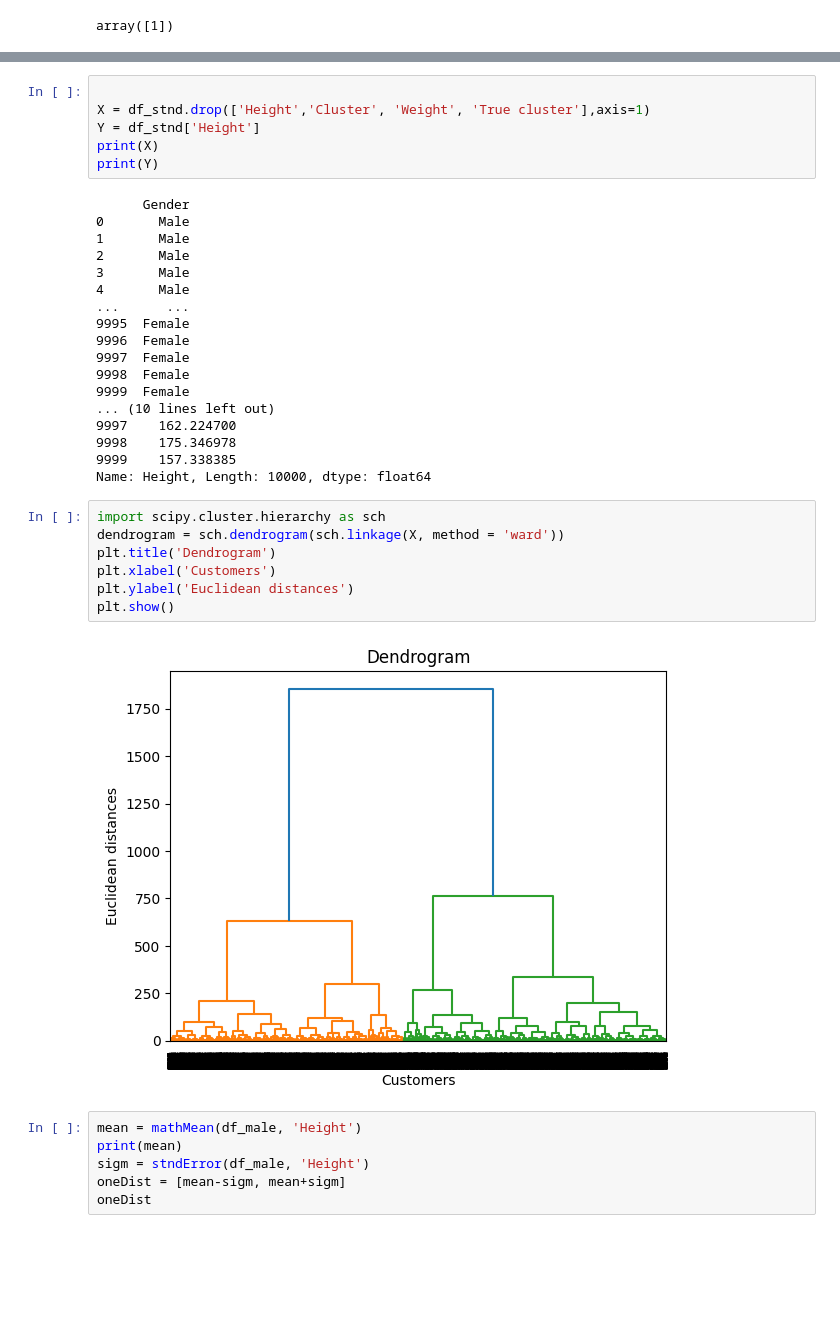
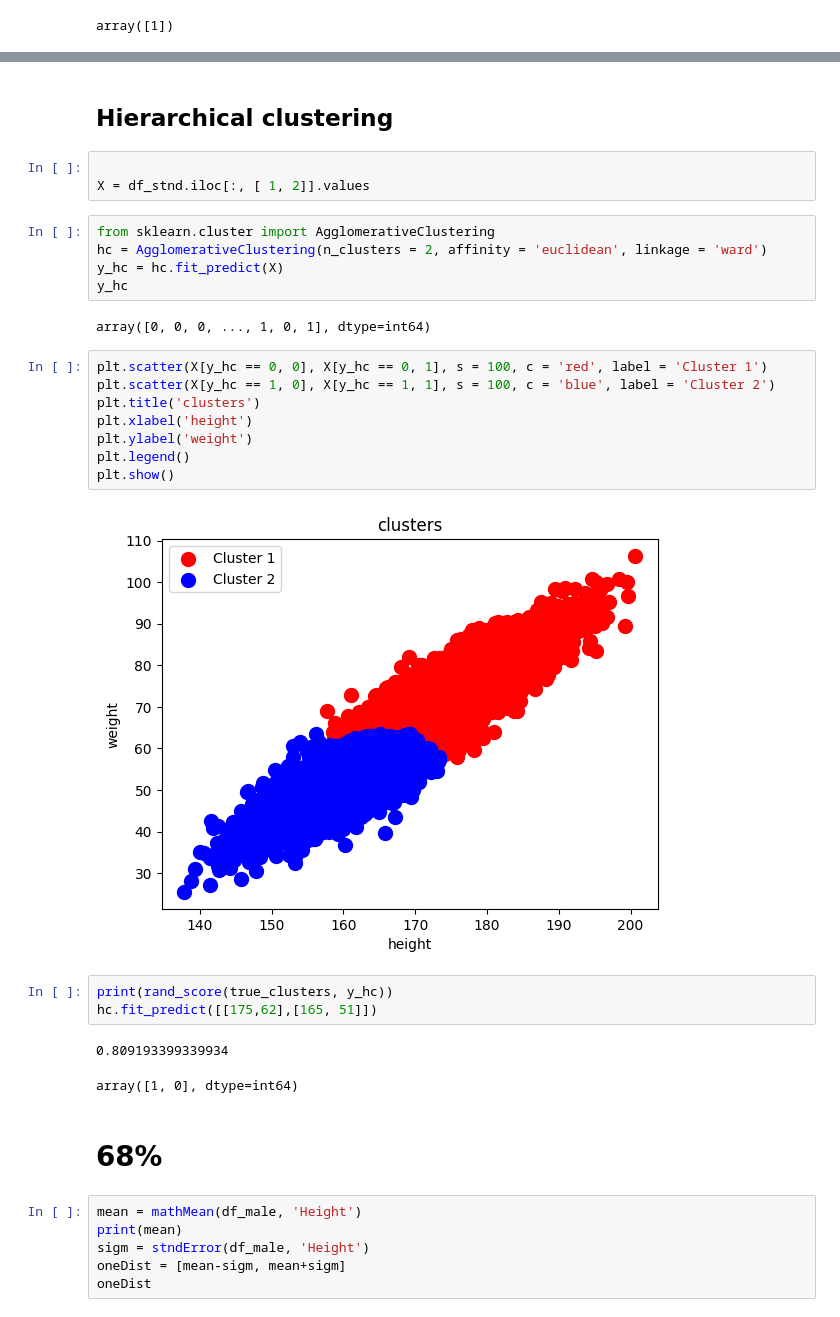
Before and after one commit to benvito/lab, a Jupyter notebook: pr.ipynb, the cells around one changed output, grey strips where cells are left out. Saved outputs shown, nothing was run; the diff lists cells and outputs as text; blank space fills up the shorter version.

```diff
--- a/pr.ipynb
+++ b/pr.ipynb
@@ -254,36 +263,33 @@ plt.show()
-# %%
-
-X = df_stnd.drop(['Height','Cluster', 'Weight', 'True cluster'],axis=1)
-Y = df_stnd['Height']
-print(X)
-print(Y)
-# %% [output]
-      Gender
-0       Male
-1       Male
-2       Male
-3       Male
-4       Male
-...      ...
-9995  Female
-9996  Female
-9997  Female
-9998  Female
-9999  Female
-... (10 lines left out)
-9997    162.224700
-9998    175.346978
-9999    157.338385
-Name: Height, Length: 10000, dtype: float64
-# %%
-import scipy.cluster.hierarchy as sch
-dendrogram = sch.dendrogram(sch.linkage(X, method = 'ward'))
-plt.title('Dendrogram')
-plt.xlabel('Customers')
-plt.ylabel('Euclidean distances')
-plt.show()
-# %% [output]
-[figure, removed]
+# %% [markdown]
+## Hierarchical clustering
+# %%
+
+X = df_stnd.iloc[:, [ 1, 2]].values
+# %%
+from sklearn.cluster import AgglomerativeClustering
+hc = AgglomerativeClustering(n_clusters = 2, affinity = 'euclidean', linkage = 'ward')
+y_hc = hc.fit_predict(X)
+y_hc
+# %% [output]
+array([0, 0, 0, ..., 1, 0, 1], dtype=int64)
+# %%
+plt.scatter(X[y_hc == 0, 0], X[y_hc == 0, 1], s = 100, c = 'red', label = 'Cluster 1')
+plt.scatter(X[y_hc == 1, 0], X[y_hc == 1, 1], s = 100, c = 'blue', label = 'Cluster 2')
+plt.title('clusters')
+plt.xlabel('height')
+plt.ylabel('weight')
+plt.legend()
+plt.show()
+# %% [output]
+[figure, added]
+# %%
+print(rand_score(true_clusters, y_hc))
+hc.fit_predict([[175,62],[165, 51]])
+# %% [output]
+0.809193399339934
+array([1, 0], dtype=int64)
+# %% [markdown]
+# 68%
 # %%
 mean = mathMean(df_male, 'Height')
 print(mean)
```
Also changed, not shown: parts of 11 cells of this notebook.
